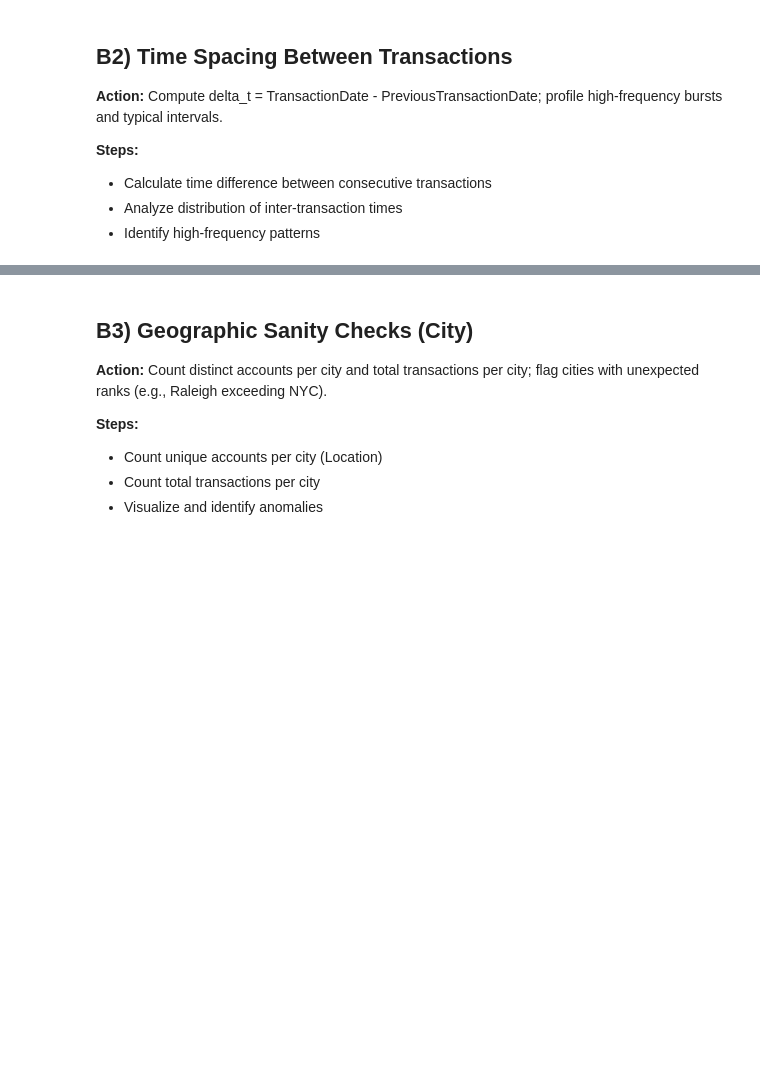
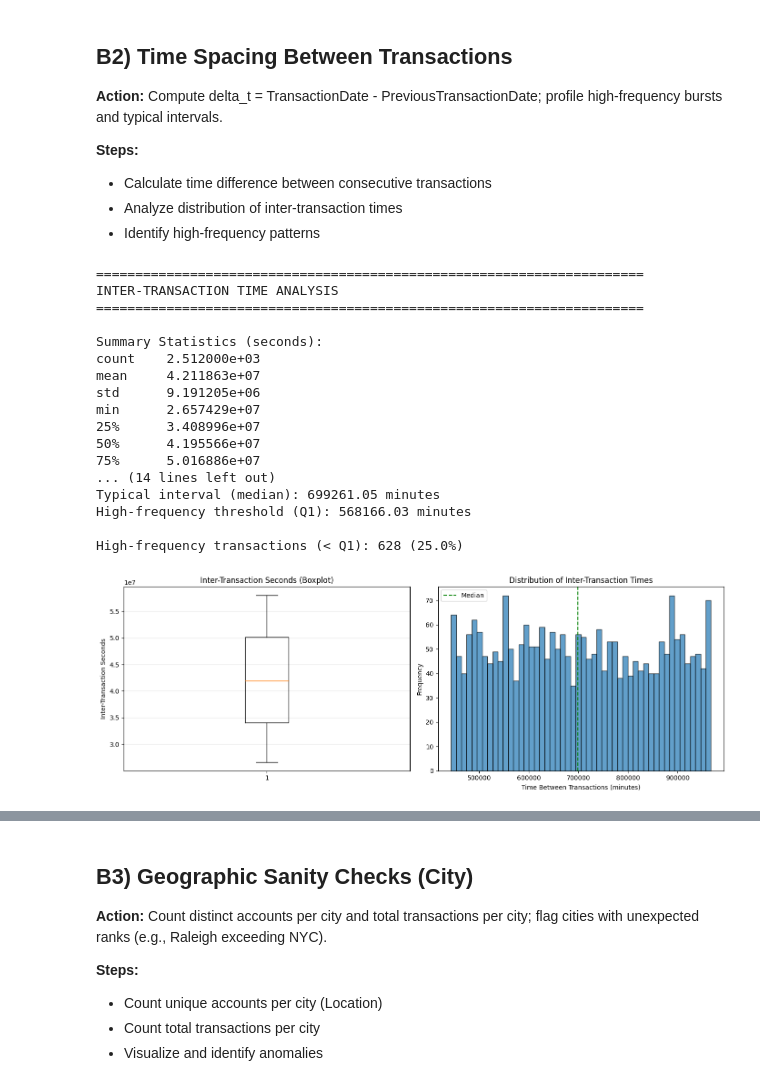
Before and after one commit to rocaaj/dsba-eda-lab, a Jupyter notebook: eda_lab.ipynb, the cells around one changed output, grey strips where cells are left out. Cells and saved outputs as stored; diff of their text form; code cells hidden in the pictures; blank space fills up the shorter version.

```diff
--- a/eda_lab.ipynb
+++ b/eda_lab.ipynb
@@ -110,4 +349,79 @@ The dataset is synthetic and intended for exploratory pattern analysis.
 - Analyze distribution of inter-transaction times
 - Identify high-frequency patterns
 # %%
-# Calculate inter-transaction time and visualize
+# calculate inter-transaction time
+df['delta_t'] = (df['TransactionDate'] - df['PreviousTransactionDate']).dt.total_seconds()
+
+# note: values are negative because TransactionDate (2023) < PreviousTransactionDate (2024)
+# why? who knows
+# taking absolute value for some sort of meaningful analysis
+df['delta_t_abs'] = df['delta_t'].abs()
+
+print("="*70)
+print("INTER-TRANSACTION TIME ANALYSIS")
+print("="*70)
+
+# summary statistics (in seconds)
+print("\nSummary Statistics (seconds):")
+print(df['delta_t_abs'].describe())
+
+# convert to minutes for readability
+print("\nSummary Statistics (minutes):")
+print((df['delta_t_abs'] / 60).describe())
+
+# define high-frequency threshold dynamically
+Q1_seconds = df['delta_t_abs'].quantile(0.25)
+median_seconds = df['delta_t_abs'].median()
+
+print(f"\nTypical interval (median): {median_seconds / 60:.2f} minutes")
+print(f"High-frequency threshold (Q1): {Q1_seconds / 60:.2f} minutes")
+
+# identify high-frequency bursts
+high_freq_count = (df['delta_t_abs'] < Q1_seconds).sum()
+print(f"\nHigh-frequency transactions (< Q1): {high_freq_count} ({high_freq_count/len(df)*100:.1f}%)")
+
+# visualize (with absolute values because of wonky negative values)
+fig, axes = plt.subplots(1, 2, figsize=(14, 5))
+
+# boxplot
+axes[0].boxplot(df['delta_t_abs'])
+axes[0].set_ylabel('Inter-Transaction Seconds')
+axes[0].set_title('Inter-Transaction Seconds (Boxplot)')
+axes[0].grid(axis='y', alpha=0.3)
+
+# histogram
+axes[1].hist(df['delta_t_abs'] / 60, bins=50, edgecolor='black', alpha=0.7)
+axes[1].set_xlabel('Time Between Transactions (minutes)')
+axes[1].set_ylabel('Frequency')
+axes[1].set_title('Distribution of Inter-Transaction Times')
+axes[1].axvline(median_seconds / 60, color='green', linestyle='--', label='Median')
+axes[1].legend()
+
+plt.tight_layout()
+plt.show()
+
+# note data quality issue
+print("\n" + "="*70)
+print("DATA QUALITY NOTE")
+print("="*70)
+print("PreviousTransactionDate values are all in Nov 2024, while TransactionDate")
+print("spans 2023. Using absolute value for meaningful inter-transaction analysis.")
+# %% [output]
+======================================================================
+INTER-TRANSACTION TIME ANALYSIS
+======================================================================
+
+Summary Statistics (seconds):
+count    2.512000e+03
+mean     4.211863e+07
+std      9.191205e+06
+min      2.657429e+07
+25%      3.408996e+07
+50%      4.195566e+07
+75%      5.016886e+07
+... (14 lines left out)
+Typical interval (median): 699261.05 minutes
+High-frequency threshold (Q1): 568166.03 minutes
+
+High-frequency transactions (< Q1): 628 (25.0%)
+[figure, added]
```
Also changed, not shown: parts of 36 cells of this notebook.
